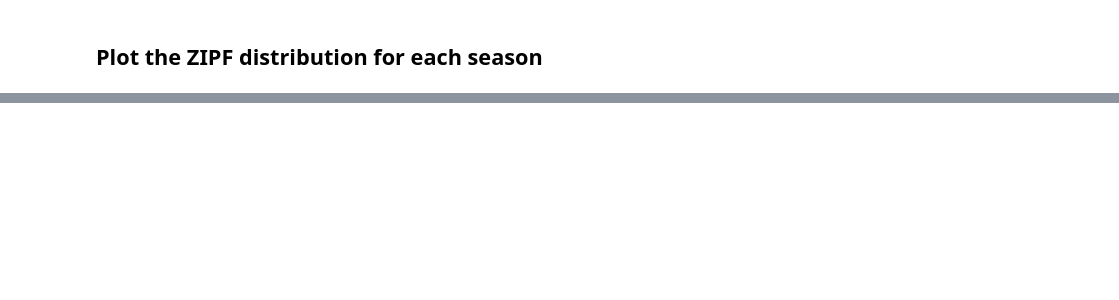
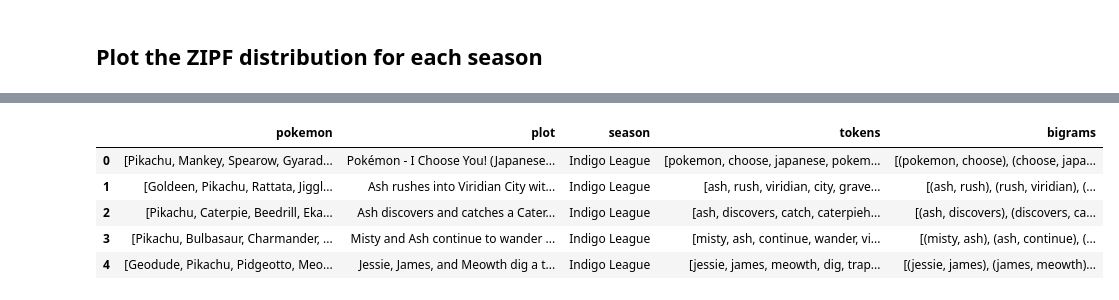
Before and after one commit to GitHub-Adminstrator/Social_science_project_final, a Jupyter notebook: text-analysis.ipynb, the cells around one changed output, grey strips where cells are left out. Saved outputs shown, nothing was run; the diff lists cells and outputs as text; code cells hidden in the pictures; blank space fills up the shorter version.

```diff
--- a/text-analysis.ipynb
+++ b/text-analysis.ipynb
@@ -211,10 +245,20 @@ plt.show()
 # %%
 def get_bigrams(tokens):
     return list(nltk.bigrams(tokens))
+
 
 # Set the bigrams for the dataframe
 all_df["bigrams"] = [get_bigrams(tokens) for tokens in all_df["tokens"]]
 
 season_to_bigrams = {}
 for season in season_names:
     season_to_bigrams[season] = all_df[all_df["season"] == season]["bigrams"].sum()
+
+all_df.head()
+# %% [output]
+|  | pokemon | plot | season | tokens | bigrams |
+| 0 | [Pikachu, Mankey, Spearow, Gyarad... | Pokémon - I Choose You! (Japanese... | Indigo League | [pokemon, choose, japanese, pokem... | [(pokemon, choose), (choose, japa... |
+| 1 | [Goldeen, Pikachu, Rattata, Jiggl... | Ash rushes into Viridian City wit... | Indigo League | [ash, rush, viridian, city, grave... | [(ash, rush), (rush, viridian), (... |
+| 2 | [Pikachu, Caterpie, Beedrill, Eka... | Ash discovers and catches a Cater... | Indigo League | [ash, discovers, catch, caterpieh... | [(ash, discovers), (discovers, ca... |
+| 3 | [Pikachu, Bulbasaur, Charmander, ... | Misty and Ash continue to wander ... | Indigo League | [misty, ash, continue, wander, vi... | [(misty, ash), (ash, continue), (... |
+| 4 | [Geodude, Pikachu, Pidgeotto, Meo... | Jessie, James, and Meowth dig a t... | Indigo League | [jessie, james, meowth, dig, trap... | [(jessie, james), (james, meowth)... |
```
Also changed, not shown: parts of 30 cells of this notebook, 1 other file.
